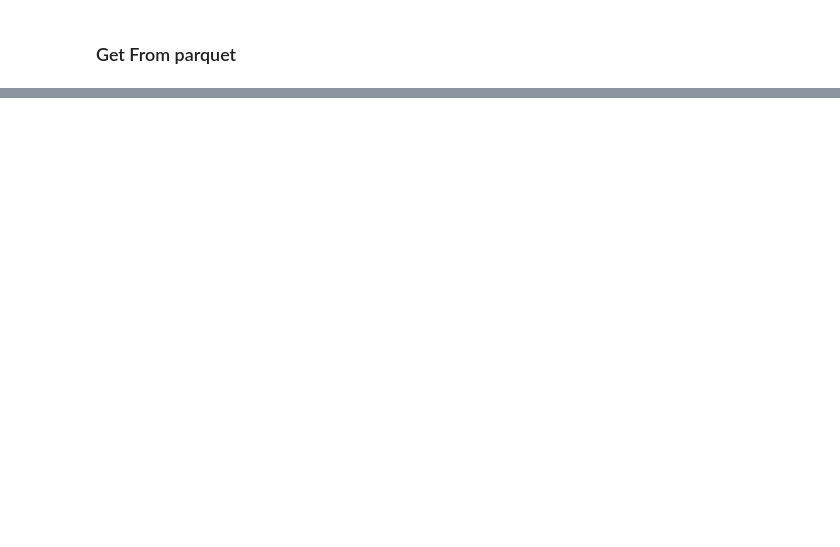
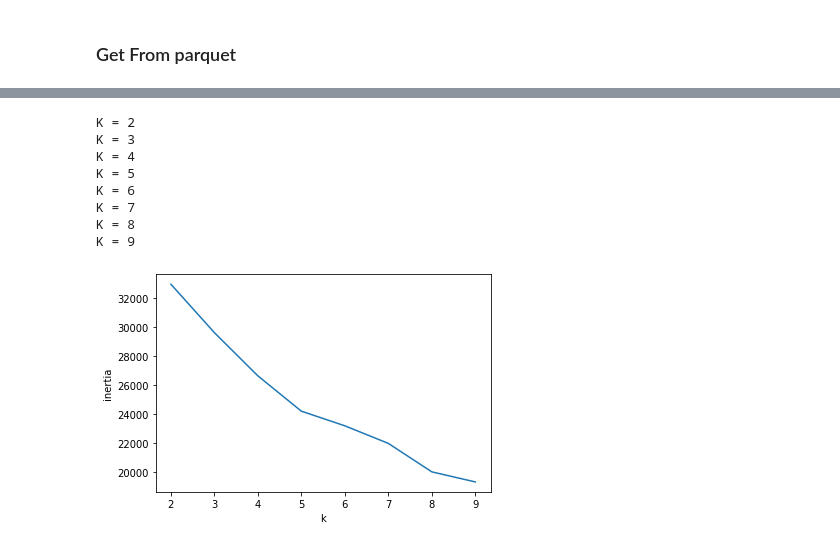
Before and after one commit to fahmibrillian/spotiplay, a Jupyter notebook: Spotiplay.ipynb, the cells around one changed output, grey strips where cells are left out. Drawn from its saved outputs; the diff is of its cells as text; code cells hidden in the pictures; blank space fills up the shorter version.

```diff
--- a/Spotiplay.ipynb
+++ b/Spotiplay.ipynb
@@ -200,0 +166,33 @@ only showing top 20 rows
+# %%
+#elbow method
+from pyspark.ml.clustering import KMeans
+from pyspark.ml.evaluation import ClusteringEvaluator
+
+inertias = []
+
+for k in range(2, 10):
+    print("K = {}".format(k))
+    kmeans = KMeans(
+        featuresCol='standardized',
+        predictionCol='prediction',
+        k=k,
+        seed=1
+    )
+    model = kmeans.fit(df_scaled)
+    inertias.append(model.computeCost(df_scaled))
+
+import matplotlib.pyplot as plt
+plt.plot(range(2, 10), inertias)
+plt.xlabel('k')
+plt.ylabel('inertia')
+plt.show()
+# %% [output]
+K = 2
+K = 3
+K = 4
+K = 5
+K = 6
+K = 7
+K = 8
+K = 9
+[figure, added]
```
Also changed, not shown: parts of 27 cells of this notebook, 19 other files.
